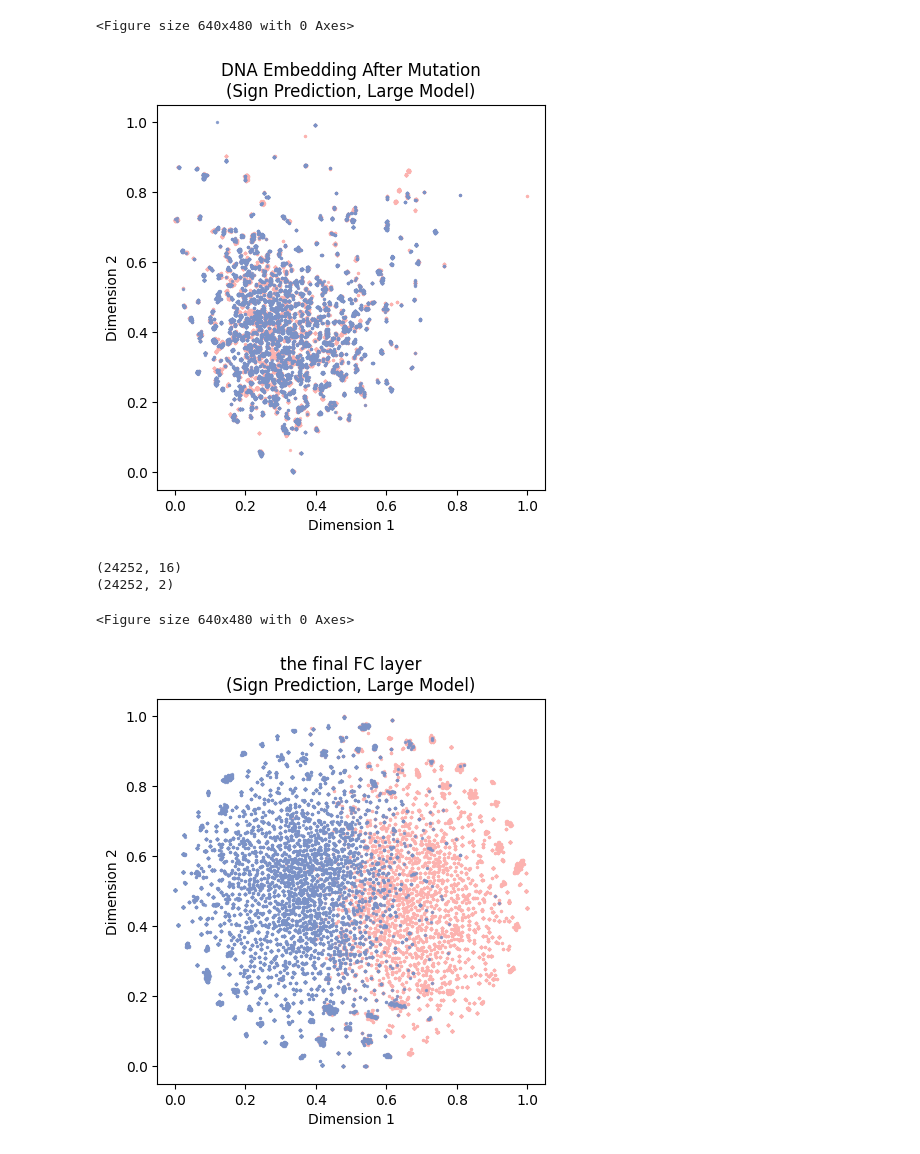
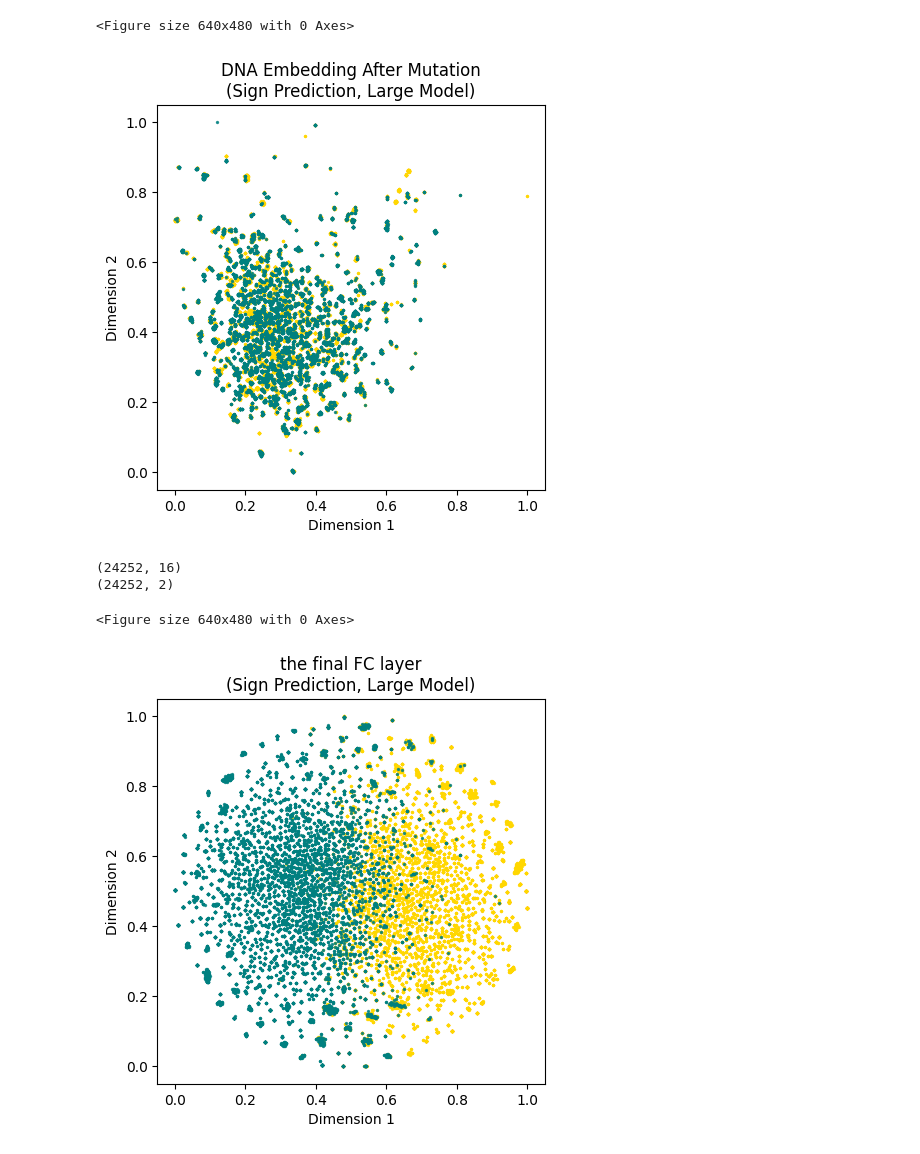
Before and after one commit to Liuzhe30/Methven, a Jupyter notebook: experiment/03-representation-visualization(sign-prediction).ipynb, the cells around one changed output. Cells and saved outputs as stored; diff of their text form; code cells hidden in the pictures.

Commit message:
update colormap of representation

```diff
--- a/experiment/03-representation-visualization(sign-prediction).ipynb
+++ b/experiment/03-representation-visualization(sign-prediction).ipynb
@@ -86,7 +86,7 @@ result = (result - x_min) / (x_max - x_min)
 (15899, 2)
 <Figure size 640x480 with 0 Axes>
 # %%
-color = ["#7B92C7","#FCB2AF"]
+color = ["#008080","#FFD700"]
 
 ax = plt.subplots(figsize=(5,5))
 for i in range(result.shape[0]):
@@ -117,7 +117,7 @@ result = (result - x_min) / (x_max - x_min)
 (15899, 2)
 <Figure size 640x480 with 0 Axes>
 # %%
-color = ["#7B92C7","#FCB2AF"]
+color = ["#008080","#FFD700"]
 
 ax = plt.subplots(figsize=(5,5))
 for i in range(result.shape[0]):
@@ -161,7 +161,7 @@ result = (result - x_min) / (x_max - x_min)
 (24252, 2)
 <Figure size 640x480 with 0 Axes>
 # %%
-color = ["#7B92C7","#FCB2AF"]
+color = ["#008080","#FFD700"]
 
 ax = plt.subplots(figsize=(5,5))
 for i in range(result.shape[0]):
@@ -194,7 +194,7 @@ result = (result - x_min) / (x_max - x_min)
 (24252, 2)
 <Figure size 640x480 with 0 Axes>
 # %%
-color = ["#7B92C7","#FCB2AF"]
+color = ["#008080","#FFD700"]
 
 ax = plt.subplots(figsize=(5,5))
 for i in range(result.shape[0]):
@@ -210,7 +210,7 @@ plt.title('DNA Embedding After Mutation\n(Sign Prediction, Large Model)')
 plt.savefig('images/tsne/input-large2.png',dpi=300, bbox_inches = 'tight')
 plt.show()
 # %% [output]
-[figure, old version]
+[figure, new version]
 # %%
 fig = plt.figure()
 tsne = TSNE(n_components=2, init='pca', random_state=0)
@@ -225,20 +225,20 @@ result = (result - x_min) / (x_max - x_min)
 (24252, 2)
 <Figure size 640x480 with 0 Axes>
 # %%
-color = ["#7B92C7","#FCB2AF"]
+color = ["#008080","#FFD700"]
 
 ax = plt.subplots(figsize=(5,5))
 for i in range(result.shape[0]):
     if(label[i] == 1):
         s2 = plt.scatter(result[i, 0], result[i, 1],s=2,color=color[label[i]],alpha=0.8)
 for i in range(result.shape[0]):
     if(label[i] == 0):
         s1 = plt.scatter(result[i, 0], result[i, 1],s=2,color=color[label[i]],alpha=0.8)
 plt.xlabel('Dimension 1')
 plt.ylabel('Dimension 2')
 plt.title('the final FC layer\n(Sign Prediction, Large Model)')
 #plt.legend((s1,s2),('Down-regulation','Up-regulation') ,loc = 'best')
 plt.savefig('images/tsne/output-large.png',dpi=300, bbox_inches = 'tight')
 plt.show()
 # %% [output]
-[figure, old version]
+[figure, new version]
```
Also changed, not shown: parts of 4 cells of this notebook, 1 other file.
